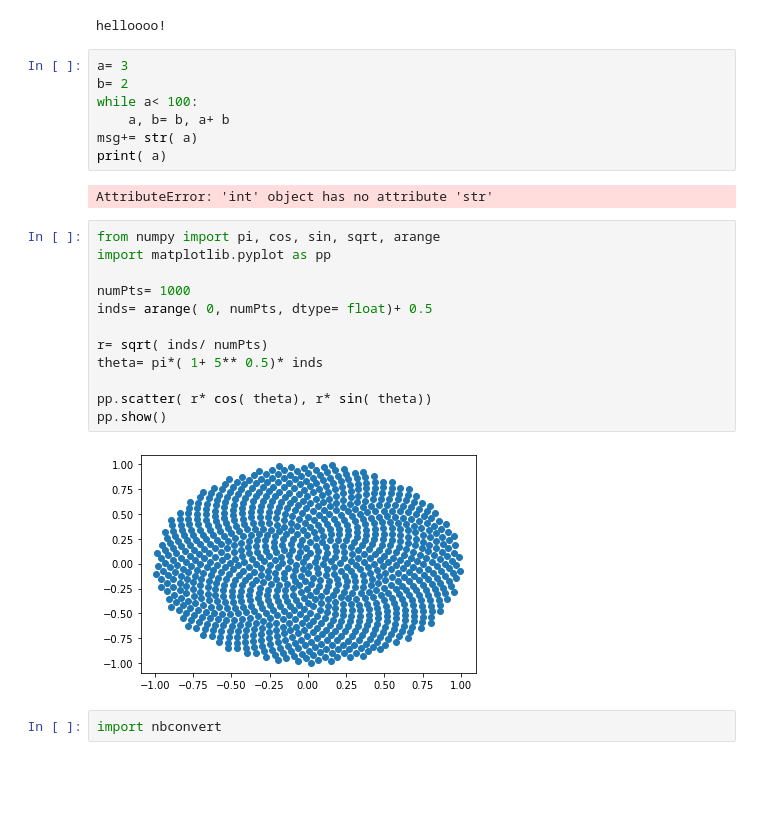
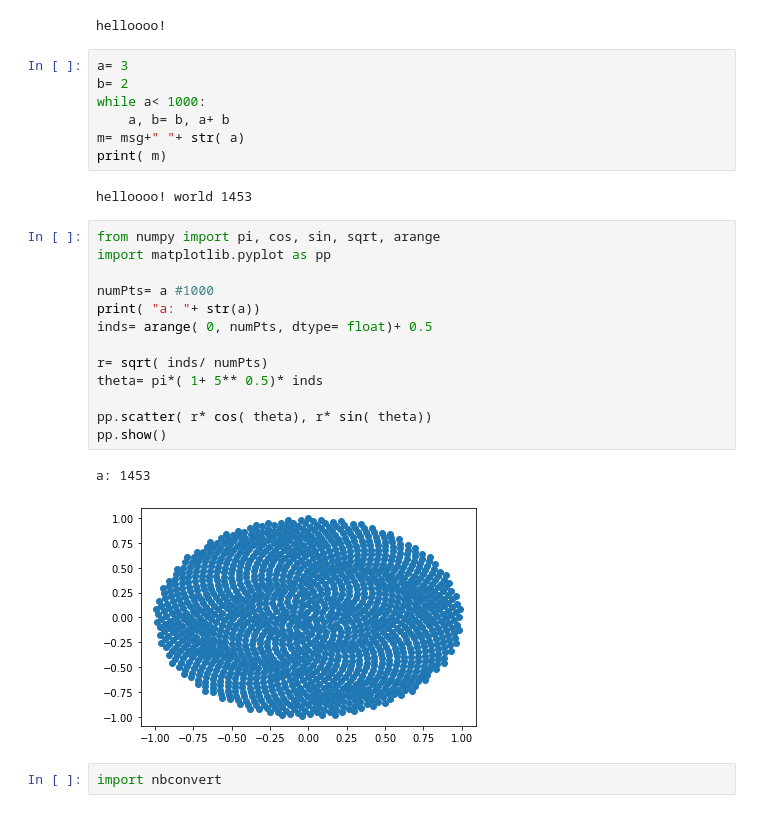
Before and after one commit to woodRock/the-flood, a Jupyter notebook: nicoTest/jupyter_test.ipynb, the cells around one changed output. Cells and saved outputs as stored; diff of their text form; blank space fills up the shorter version.

```diff
--- a/nicoTest/jupyter_test.ipynb
+++ b/nicoTest/jupyter_test.ipynb
@@ -7,25 +7,27 @@ helloooo!
 # %%
 a= 3
 b= 2
-while a< 100:
+while a< 1000:
     a, b= b, a+ b
-msg+= str( a)
-print( a)
+m= msg+" "+ str( a)
+print( m)
 # %% [output]
-AttributeError: 'int' object has no attribute 'str'
+helloooo! world 1453
 # %%
 from numpy import pi, cos, sin, sqrt, arange
 import matplotlib.pyplot as pp
 
-numPts= 1000
+numPts= a #1000
+print( "a: "+ str(a))
 inds= arange( 0, numPts, dtype= float)+ 0.5
 
 r= sqrt( inds/ numPts)
 theta= pi*( 1+ 5** 0.5)* inds
 
 pp.scatter( r* cos( theta), r* sin( theta))
 pp.show()
 # %% [output]
+a: 1453
-[figure, old version]
+[figure, new version]
 # %%
 import nbconvert
```
Also changed, not shown: 2 other files.
